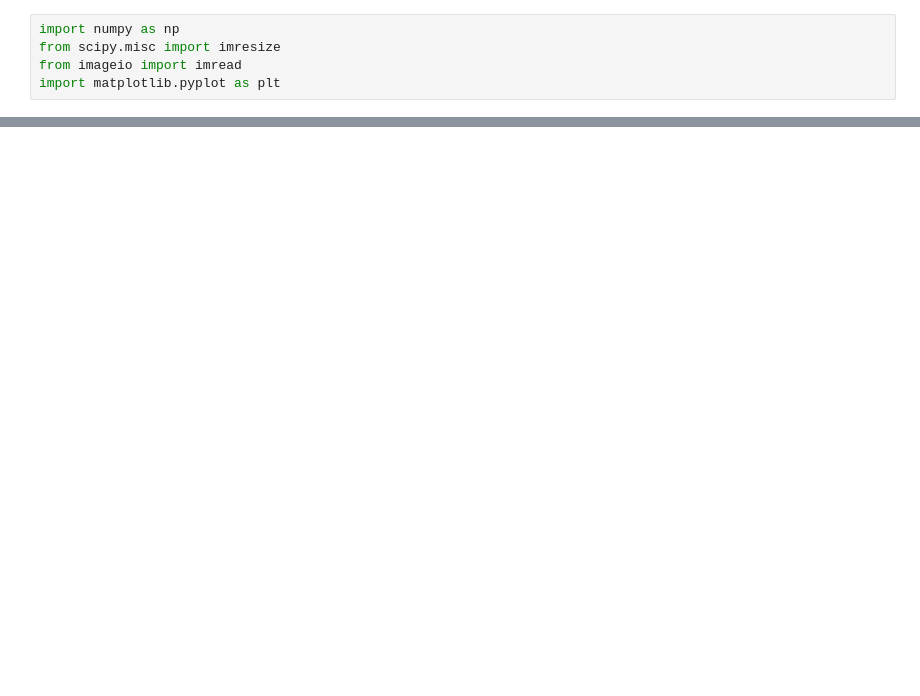
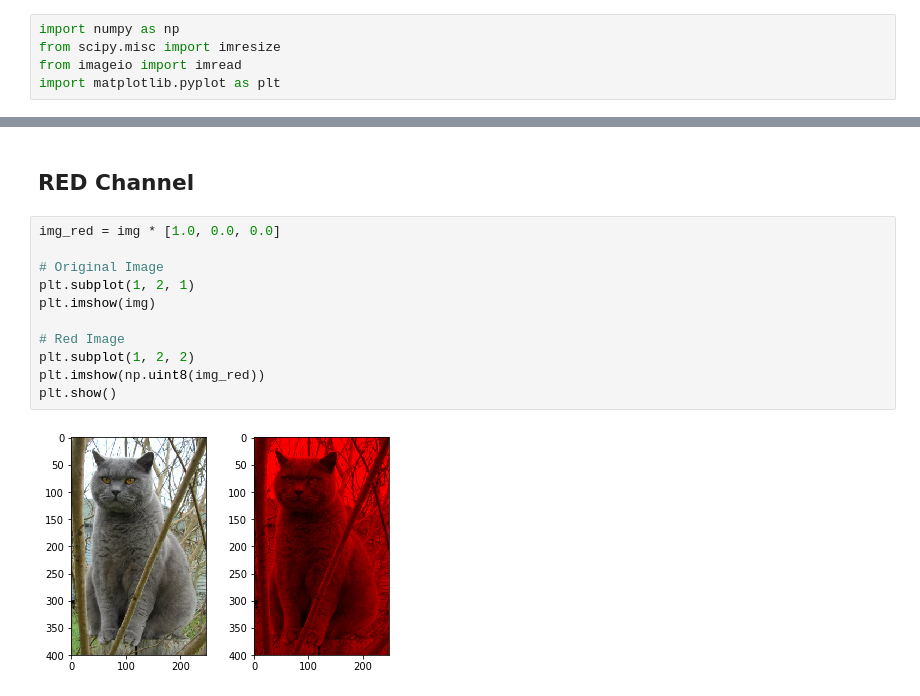
Before and after one commit to Smith2008/cstopics, a Jupyter notebook: assets/notebooks/vision/import_image.ipynb, the cells around one changed output, grey strips where cells are left out. Saved outputs shown, nothing was run; the diff lists cells and outputs as text; blank space fills up the shorter version.

```diff
--- a/assets/notebooks/vision/import_image.ipynb
+++ b/assets/notebooks/vision/import_image.ipynb
@@ -5,0 +18,15 @@ import matplotlib.pyplot as plt
+# %% [markdown]
+## RED Channel
+# %%
+img_red = img * [1.0, 0.0, 0.0]
+
+# Original Image
+plt.subplot(1, 2, 1)
+plt.imshow(img)
+
+# Red Image
+plt.subplot(1, 2, 2)
+plt.imshow(np.uint8(img_red))
+plt.show()
+# %% [output]
+[figure, added]
```
Also changed, not shown: parts of 10 cells of this notebook.
